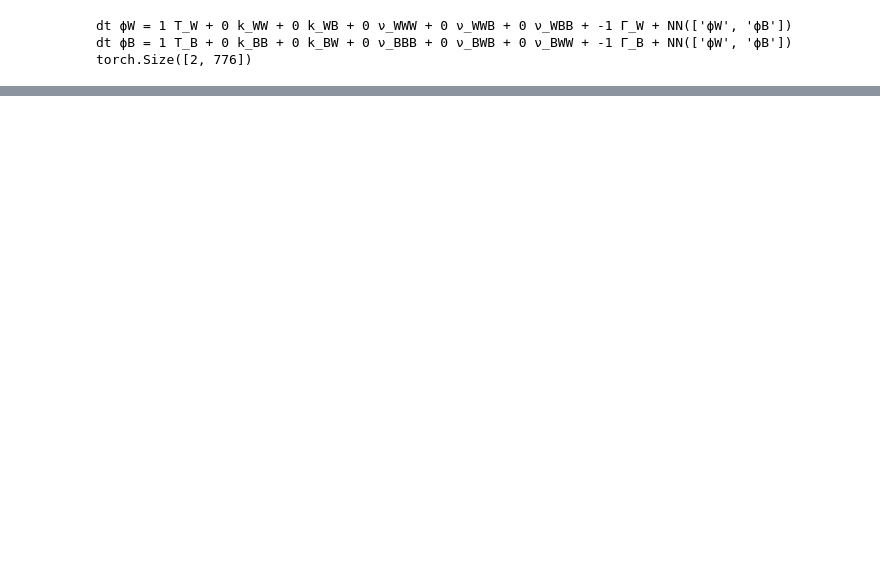
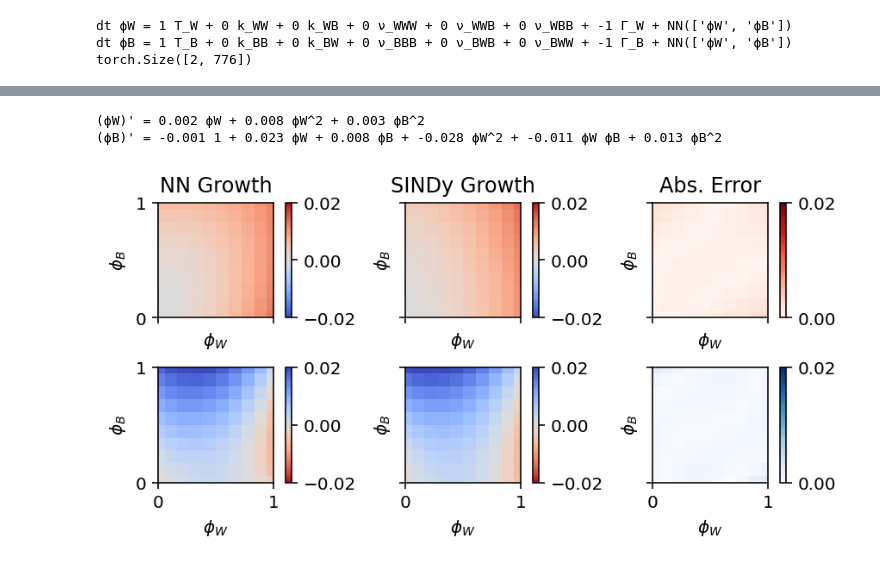
Before and after one commit to jcolen/sociohydro, a Jupyter notebook: param_inference/HybridInferenceTesting.ipynb, the cells around one changed output, grey strips where cells are left out. Saved outputs shown, nothing was run; the diff lists cells and outputs as text; code cells hidden in the pictures; blank space fills up the shorter version.

```diff
--- a/param_inference/HybridInferenceTesting.ipynb
+++ b/param_inference/HybridInferenceTesting.ipynb
@@ -97,0 +239,55 @@ torch.Size([2, 776])
+# %%
+import pysindy as ps
+N = 10
+phi = np.linspace(0, 1, N)
+phiWB = np.stack(np.meshgrid(phi, phi))
+phiWB = phiWB.reshape([2, -1])
+
+with torch.no_grad():
+    nn_out = model.local_network(torch.cuda.FloatTensor(phiWB)).cpu().numpy()
+
+sindy = ps.SINDy(
+    optimizer=ps.STLSQ(threshold=1e-2, normalize_columns=True),
+    feature_library=ps.PolynomialLibrary(degree=2),
+    feature_names=['ϕW', 'ϕB'],
+)
+sindy.fit(x=phiWB.T, x_dot=nn_out.T)
+sindy.print()
+sindy_out = sindy.predict(phiWB.T).T
+
+phiWB = phiWB.reshape([2, N, N])
+nn_out = nn_out.reshape([2, N, N])
+sindy_out = sindy_out.reshape([2, N, N])
+
+vmax = 0.02
+
+fig, ax = plt.subplots(2, 3, dpi=144, figsize=(6, 3),
+                       sharex=True, sharey=True, constrained_layout=True)
+c = ax[0,0].pcolormesh(phiWB[0], phiWB[1], nn_out[0], cmap='coolwarm', vmin=-vmax, vmax=vmax)
+fig.colorbar(c, ax=ax[0,0], ticks=[-vmax, 0, vmax])
+c = ax[1,0].pcolormesh(phiWB[0], phiWB[1], nn_out[1], cmap='coolwarm_r', vmin=-vmax, vmax=vmax)
+fig.colorbar(c, ax=ax[1,0], ticks=[-vmax, 0, vmax])
+ax[0,0].set_title('NN Growth')
+
+c = ax[0,1].pcolormesh(phiWB[0], phiWB[1], sindy_out[0], cmap='coolwarm', vmin=-vmax, vmax=vmax)
+fig.colorbar(c, ax=ax[0,1], ticks=[-vmax, 0, vmax])
+c = ax[1,1].pcolormesh(phiWB[0], phiWB[1], sindy_out[1], cmap='coolwarm_r', vmin=-vmax, vmax=vmax)
+fig.colorbar(c, ax=ax[1,1], ticks=[-vmax, 0, vmax])
+ax[0,1].set_title('SINDy Growth')
+
+c = ax[0,2].pcolormesh(phiWB[0], phiWB[1], np.abs(nn_out[0]-sindy_out[0]), cmap='Reds', vmin=0, vmax=vmax)
+fig.colorbar(c, ax=ax[0,2], ticks=[0, vmax])
+c = ax[1,2].pcolormesh(phiWB[0], phiWB[1], np.abs(nn_out[1]-sindy_out[1]), cmap='Blues', vmin=0, vmax=vmax)
+fig.colorbar(c, ax=ax[1,2], ticks=[0, vmax])
+ax[0,2].set_title('Abs. Error')
+
+for a in ax.ravel():
+    a.set(
+        xlabel=r'$\phi_W$', xlim=[0,1], xticks=[0,1],
+        ylabel=r'$\phi_B$', ylim=[0,1], yticks=[0,1],
+        aspect=1,
+    )
+# %% [output]
+(ϕW)' = 0.002 ϕW + 0.008 ϕW^2 + 0.003 ϕB^2
+(ϕB)' = -0.001 1 + 0.023 ϕW + 0.008 ϕB + -0.028 ϕW^2 + -0.011 ϕW ϕB + 0.013 ϕB^2
+[figure, added]
```
Also changed, not shown: parts of 8 cells of this notebook, 6 other files.
